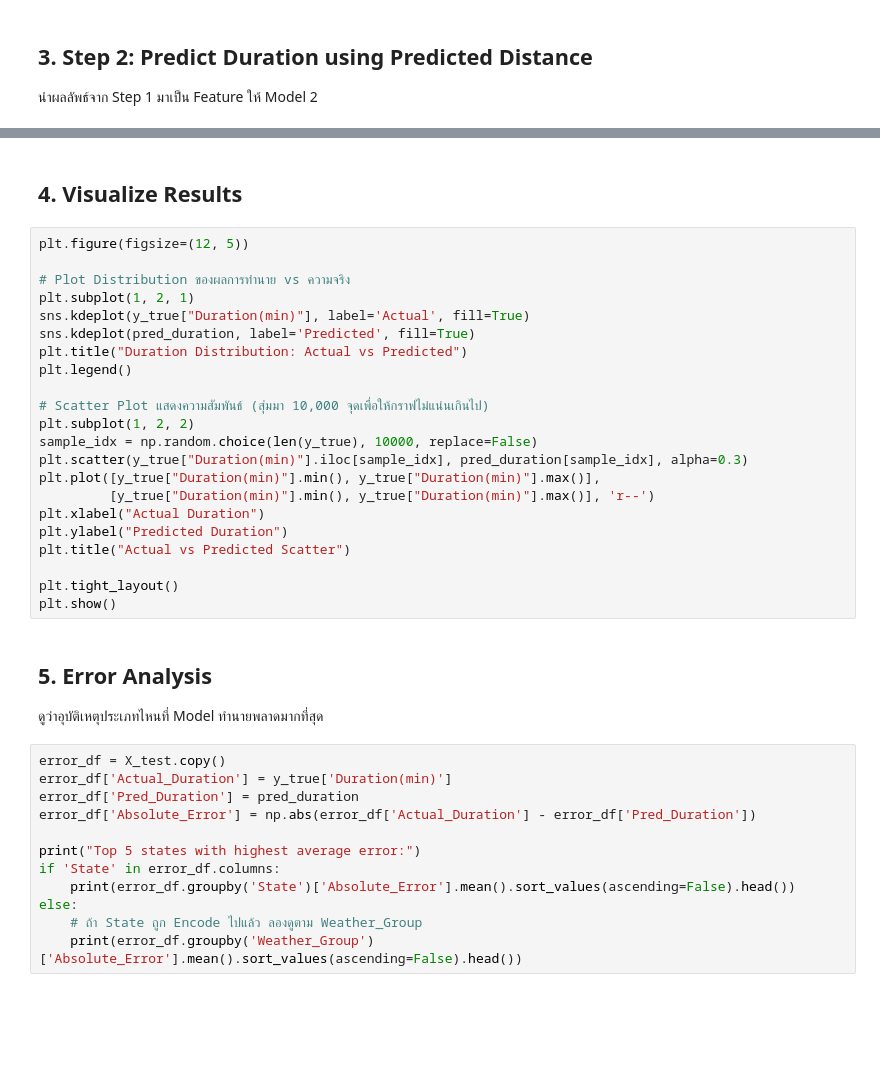
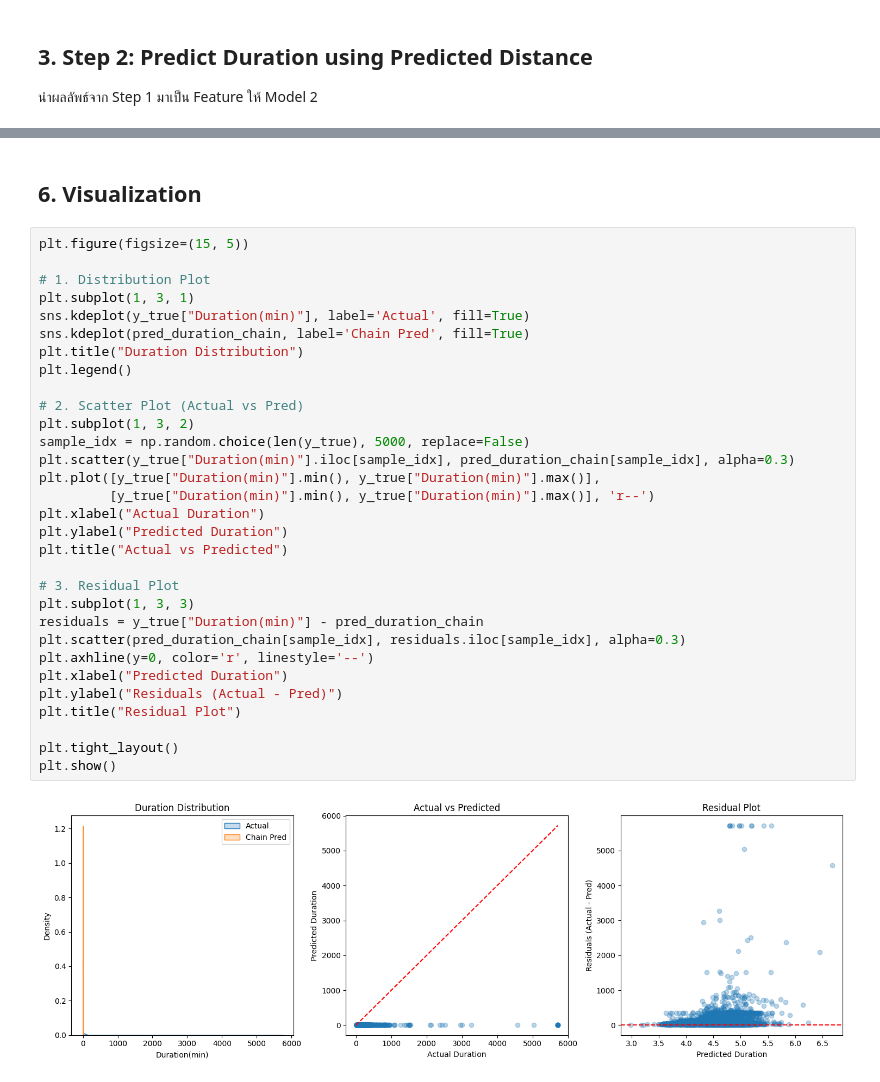
Before and after one commit to ThnaChamp/us-traffic-incident-analysis, a Jupyter notebook: notebooks/05_model_evaluation.ipynb, the cells around one changed output, grey strips where cells are left out. Saved outputs shown, nothing was run; the diff lists cells and outputs as text; blank space fills up the shorter version.

Commit message:
model trainnig and evaluation

```diff
--- a/notebooks/05_model_evaluation.ipynb
+++ b/notebooks/05_model_evaluation.ipynb
@@ -59,39 +123,35 @@ print(f"R2:   {dur_r2:.4f}")
 # %% [markdown]
-## 4. Visualize Results
+## 6. Visualization
 # %%
-plt.figure(figsize=(12, 5))
+plt.figure(figsize=(15, 5))
 
-# Plot Distribution ของผลการทำนาย vs ความจริง
-plt.subplot(1, 2, 1)
+# 1. Distribution Plot
+plt.subplot(1, 3, 1)
 sns.kdeplot(y_true["Duration(min)"], label='Actual', fill=True)
-sns.kdeplot(pred_duration, label='Predicted', fill=True)
-plt.title("Duration Distribution: Actual vs Predicted")
+sns.kdeplot(pred_duration_chain, label='Chain Pred', fill=True)
+plt.title("Duration Distribution")
 plt.legend()
 
-# Scatter Plot แสดงความสัมพันธ์ (สุ่มมา 10,000 จุดเพื่อให้กราฟไม่แน่นเกินไป)
-plt.subplot(1, 2, 2)
-sample_idx = np.random.choice(len(y_true), 10000, replace=False)
-plt.scatter(y_true["Duration(min)"].iloc[sample_idx], pred_duration[sample_idx], alpha=0.3)
+# 2. Scatter Plot (Actual vs Pred)
+plt.subplot(1, 3, 2)
+sample_idx = np.random.choice(len(y_true), 5000, replace=False)
+plt.scatter(y_true["Duration(min)"].iloc[sample_idx], pred_duration_chain[sample_idx], alpha=0.3)
 plt.plot([y_true["Duration(min)"].min(), y_true["Duration(min)"].max()],
          [y_true["Duration(min)"].min(), y_true["Duration(min)"].max()], 'r--')
 plt.xlabel("Actual Duration")
 plt.ylabel("Predicted Duration")
-plt.title("Actual vs Predicted Scatter")
+plt.title("Actual vs Predicted")
+
+# 3. Residual Plot
+plt.subplot(1, 3, 3)
+residuals = y_true["Duration(min)"] - pred_duration_chain
+plt.scatter(pred_duration_chain[sample_idx], residuals.iloc[sample_idx], alpha=0.3)
+plt.axhline(y=0, color='r', linestyle='--')
+plt.xlabel("Predicted Duration")
+plt.ylabel("Residuals (Actual - Pred)")
+plt.title("Residual Plot")
 
 plt.tight_layout()
 plt.show()
+# %% [output]
+[figure, added]
-# %% [markdown]
-## 5. Error Analysis
-ดูว่าอุบัติเหตุประเภทไหนที่ Model ทำนายพลาดมากที่สุด
-# %%
-error_df = X_test.copy()
-error_df['Actual_Duration'] = y_true['Duration(min)']
-error_df['Pred_Duration'] = pred_duration
-error_df['Absolute_Error'] = np.abs(error_df['Actual_Duration'] - error_df['Pred_Duration'])
-
-print("Top 5 states with highest average error:")
-if 'State' in error_df.columns:
-    print(error_df.groupby('State')['Absolute_Error'].mean().sort_values(ascending=False).head())
-else:
-    # ถ้า State ถูก Encode ไปแล้ว ลองดูตาม Weather_Group
-    print(error_df.groupby('Weather_Group')['Absolute_Error'].mean().sort_values(ascending=False).head())
```
Also changed, not shown: parts of 7 cells of this notebook, 3 other files.
